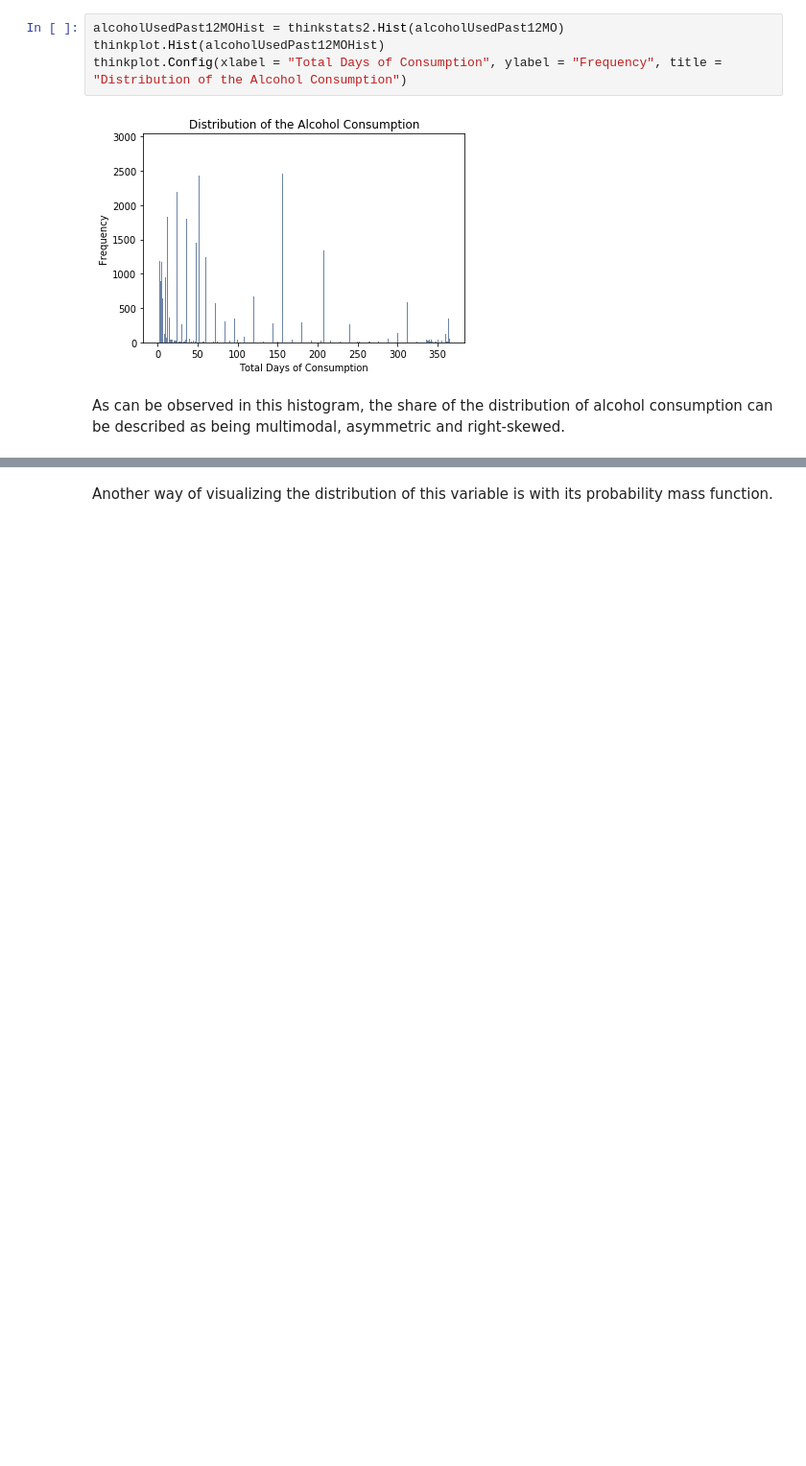
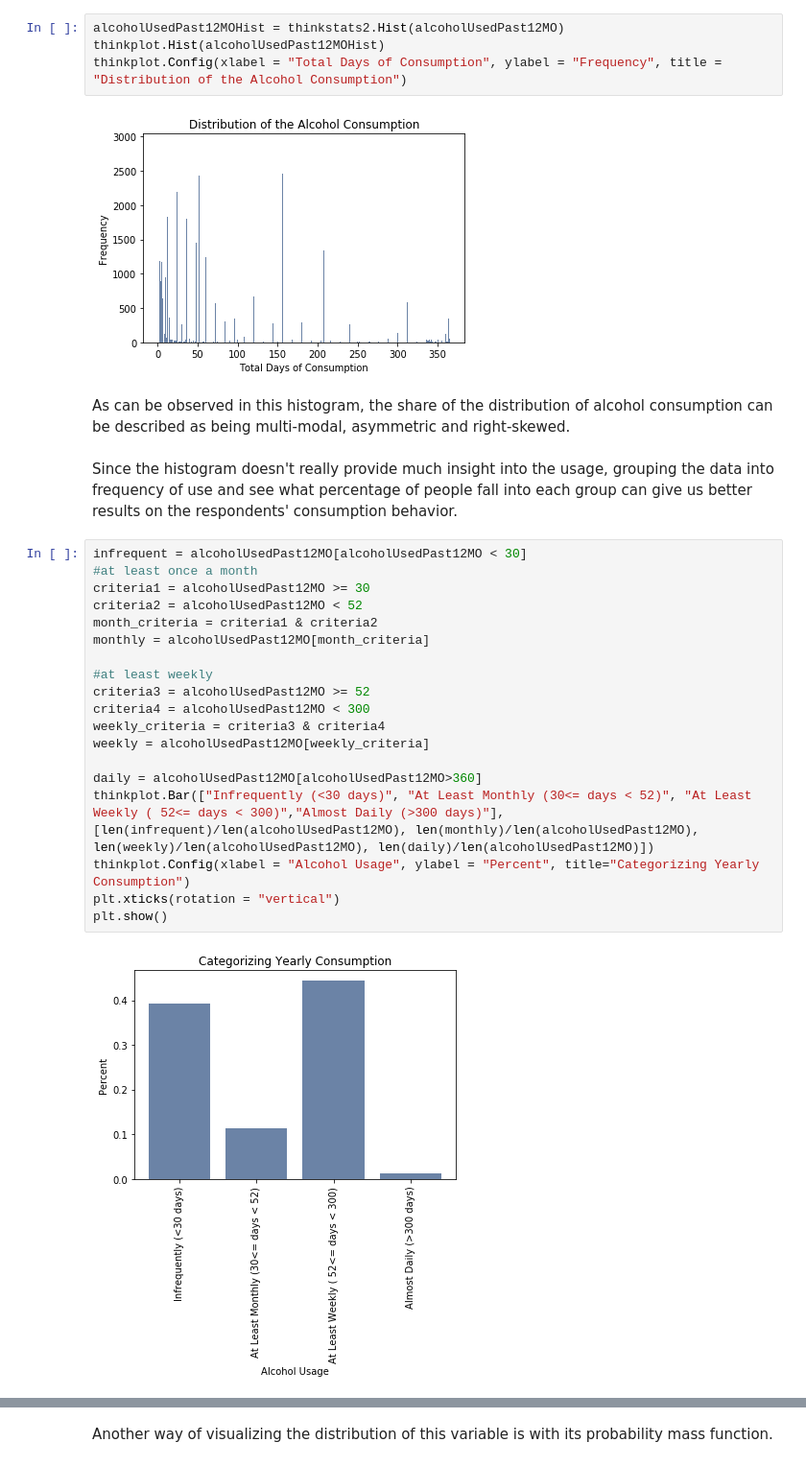
Before and after one commit to zhouandrewc/ThinkStats2, a Jupyter notebook: project1/project1.ipynb, the cells around one changed output, grey strips where cells are left out. Shown at 96% size. Drawn from its saved outputs; the diff is of its cells as text; blank space fills up the shorter version.

```diff
--- a/project1/project1.ipynb
+++ b/project1/project1.ipynb
@@ -139,4 +147,27 @@ thinkplot.Config(xlabel = "Total Days of Consumption", ylabel = "Frequency", tit
 # %% [output]
 [figure]
 # %% [markdown]
-As can be observed in this histogram, the share of the distribution of alcohol consumption can be described as being multimodal, asymmetric and right-skewed.
+As can be observed in this histogram, the share of the distribution of alcohol consumption can be described as being multi-modal, asymmetric and right-skewed.
+# %% [markdown]
+Since the histogram doesn't really provide much insight into the usage, grouping the data into frequency of use and see what percentage of people fall into each group can give us better results on the respondents' consumption behavior.
+# %%
+infrequent = alcoholUsedPast12MO[alcoholUsedPast12MO < 30]
+#at least once a month
+criteria1 = alcoholUsedPast12MO >= 30
+criteria2 = alcoholUsedPast12MO < 52
+month_criteria = criteria1 & criteria2
+monthly = alcoholUsedPast12MO[month_criteria]
+
+#at least weekly
+criteria3 = alcoholUsedPast12MO >= 52
+criteria4 = alcoholUsedPast12MO < 300
+weekly_criteria = criteria3 & criteria4
+weekly = alcoholUsedPast12MO[weekly_criteria]
+
+daily = alcoholUsedPast12MO[alcoholUsedPast12MO>360]
+thinkplot.Bar(["Infrequently (<30 days)", "At Least Monthly (30<= days < 52)", "At Least Weekly ( 52<= days < 300)","Almost Daily (>300 days)"],[len(infrequent)/len(alcoholUsedPast12MO), len(monthly)/len(alcoholUsedPast12MO), len(weekly)/len(alcoholUsedPast12MO), len(daily)/len(alcoholUsedPast12MO)])
+thinkplot.Config(xlabel = "Alcohol Usage", ylabel = "Percent", title="Categorizing Yearly Consumption")
+plt.xticks(rotation = "vertical")
+plt.show()
+# %% [output]
+[figure, added]
```
Also changed, not shown: parts of 56 cells of this notebook.
